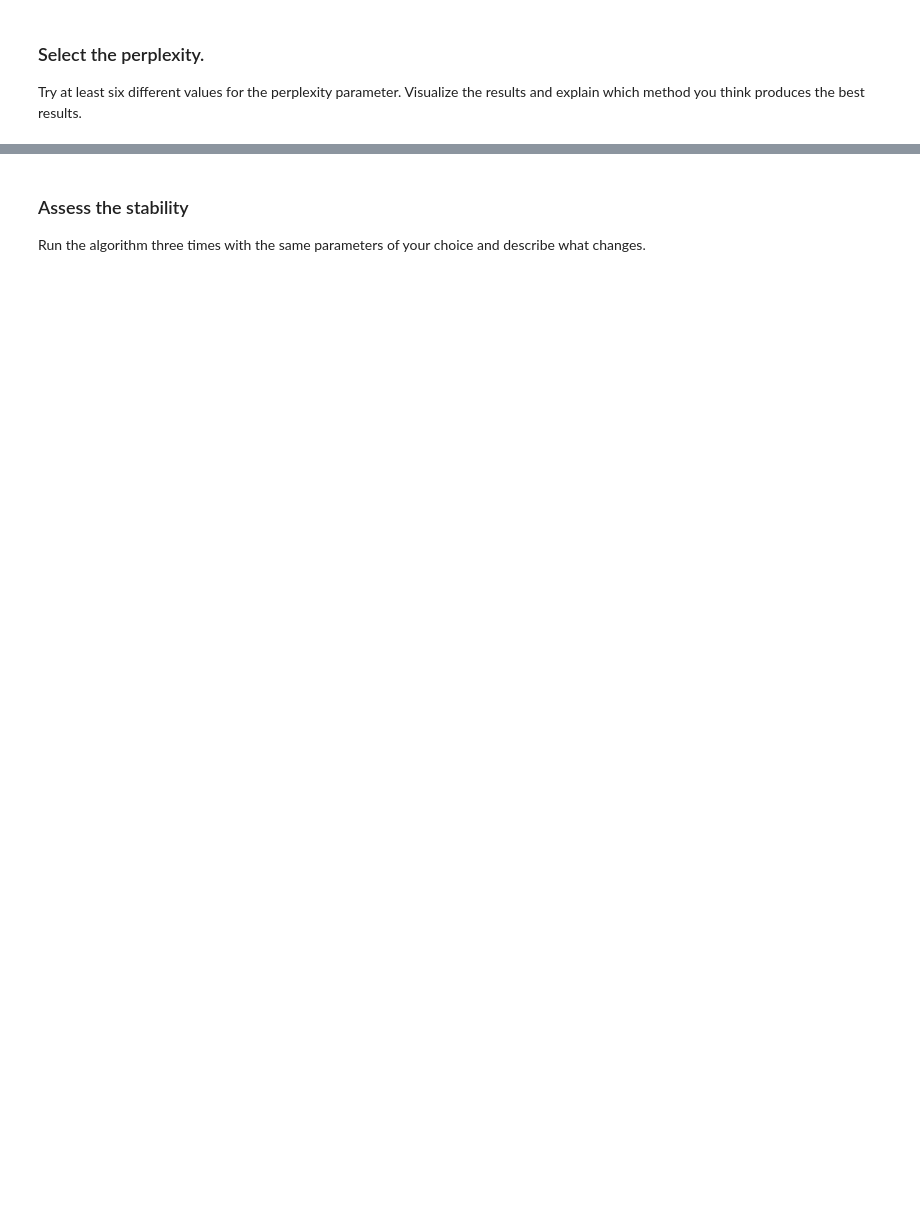
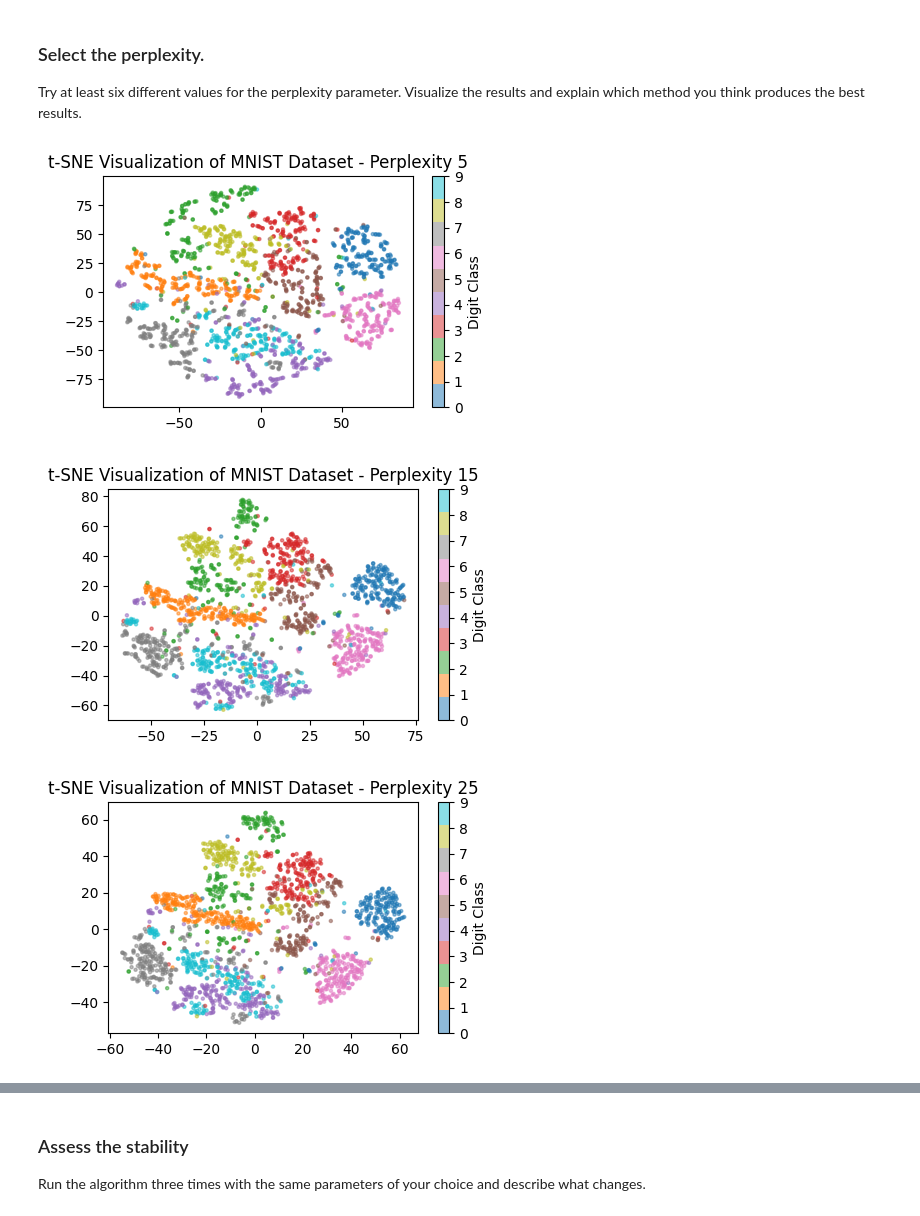
Before and after one commit to izzyyhh/datam, a Jupyter notebook: Exercise_3.ipynb, the cells around one changed output, grey strips where cells are left out. Saved outputs shown, nothing was run; the diff lists cells and outputs as text; code cells hidden in the pictures; blank space fills up the shorter version.

```diff
--- a/Exercise_3.ipynb
+++ b/Exercise_3.ipynb
@@ -91,8 +90,11 @@ Try at least six different values for the perplexity parameter. Visualize the re
 # %%
 perplexity_vals = [5, 15, 25, 50, 100, 1000]
 
 for perplexity in perplexity_vals:
   tsne = TSNE(perplexity=perplexity, random_state=seed)
   X_tsne = tsne.fit_transform(X_k)
-
-  plot_tsne(X_tsne, classes)
+  plot_tsne(X_tsne, classes, f'- Perplexity {perplexity}')
+# %% [output]
+[figure, added]
+[figure, added]
+[figure, added]
```
Also changed, not shown: parts of 12 cells of this notebook.
